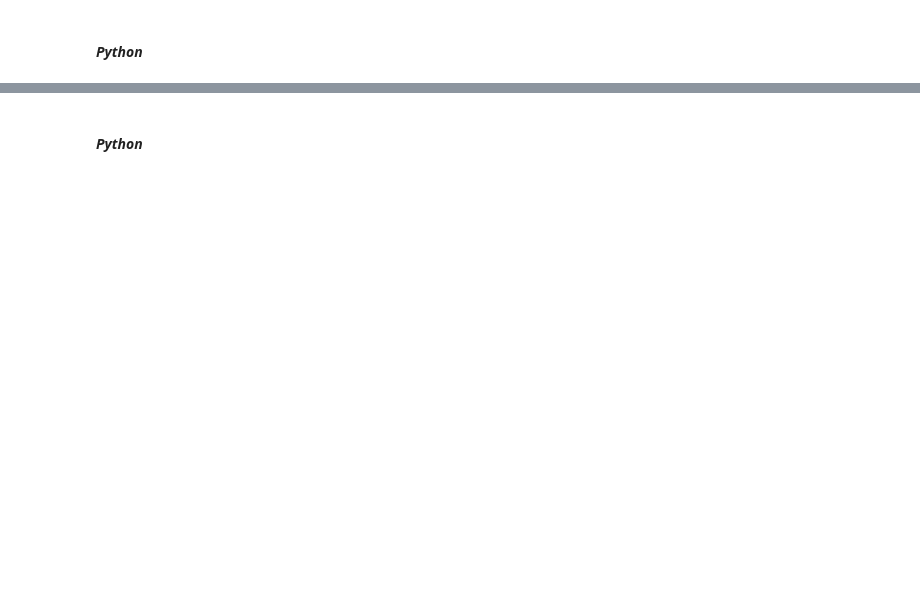
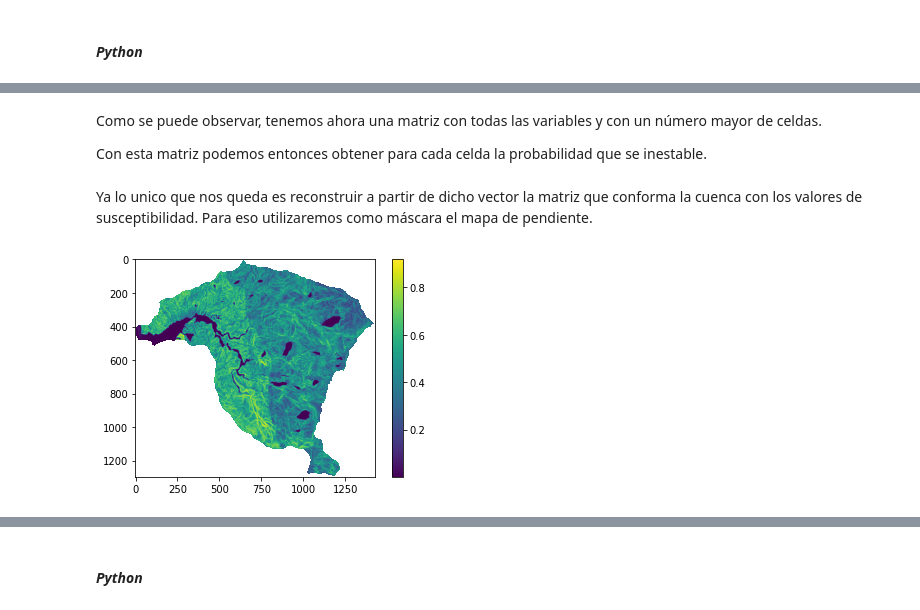
Before and after one commit to edieraristizabal/Libro_cartoGeotecnia, a Jupyter notebook: _sources/08_bivariado.ipynb, the cells around one changed output, grey strips where cells are left out. Saved outputs shown, nothing was run; the diff lists cells and outputs as text; code cells hidden in the pictures; blank space fills up the shorter version.

```diff
--- a/_sources/08_bivariado.ipynb
+++ b/_sources/08_bivariado.ipynb
@@ -1041,0 +1162,13 @@ Ejemplo regresión logística.
+# %%
+pendiente_vector2=np.nan_to_num(pendiente_vector)
+aspecto_vector2=np.nan_to_num(aspecto_vector)
+geologia_vector2=np.nan_to_num(geologia_vector)
+# %%
+f={'pendiente':pendiente_vector2,'aspecto':aspecto_vector2,'geologia':geologia_vector2}
+x_map=pd.DataFrame(f)
+dummy_geologia=pd.get_dummies(x_map['geologia'],prefix='geo')
+column_name=x_map.columns.values.tolist()
+column_name.remove('geologia')
+x_map=x_map[column_name].join(dummy_geologia)
+x_map=x_map.drop('geo_0.0',axis=1)
+x_map
@@ -1042,3 +1189,21 @@ Ejemplo regresión logística.
+# %% [markdown]
+Como se puede observar, tenemos ahora una matriz con todas las variables y con un número mayor de celdas.
+
+Con esta matriz podemos entonces obtener para cada celda la probabilidad que se inestable.
+# %%
+y_pred=model.predict_proba(x_map)[:,1]
+# %% [markdown]
+Ya lo unico que nos queda es reconstruir a partir de dicho vector la matriz que conforma la cuenca con los valores de susceptibilidad. Para eso utilizaremos como máscara el mapa de pendiente.
+# %%
+raster = rio.open('https://github.com/edieraristizabal/Libro_cartoGeotecnia/blob/master/data/Pendiente.tif?raw=true')
+pendiente=raster.read(1)
+# %%
+IS=y_pred.reshape(pendiente.shape)
+IS=np.where(pendiente<0,np.nan,IS)
+plt.imshow(IS)
+plt.colorbar();
+# %% [output]
+[figure, added]
 # %% [markdown]
 ### Análisis discriminante lineal
 El análisis discriminante lineal (LDA) es una técnica estadística que crea una función capaz de clasificar los fenómenos, teniendo en cuenta una serie de variables discriminadoras y una probabilidad de pertenencia. LDA encuentra combinaciones lineales de variables que mejor “discriminan” las clases de la variable respuesta. LDA supone que las variables predictoras son variables aleatorias continuas normalmente distribuidas y con la misma varianza.
```
Also changed, not shown: parts of 21 cells of this notebook, 28 other files.
